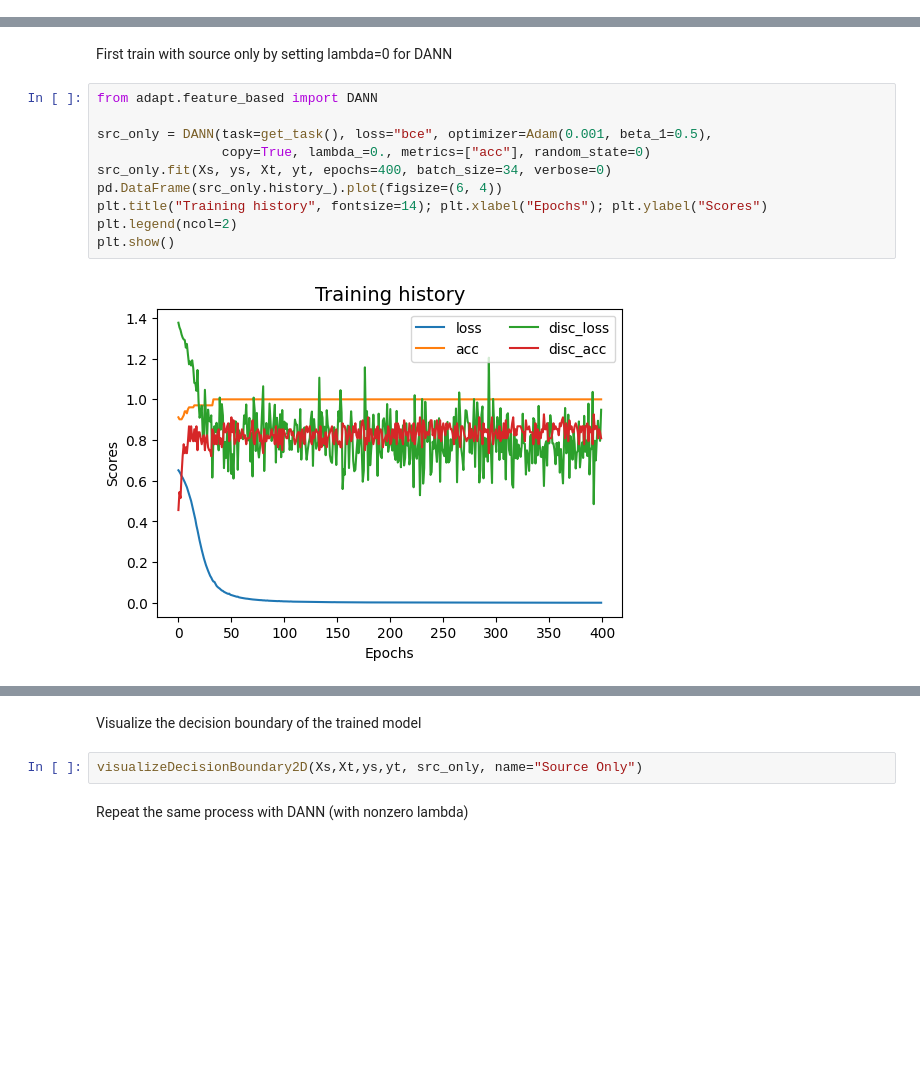
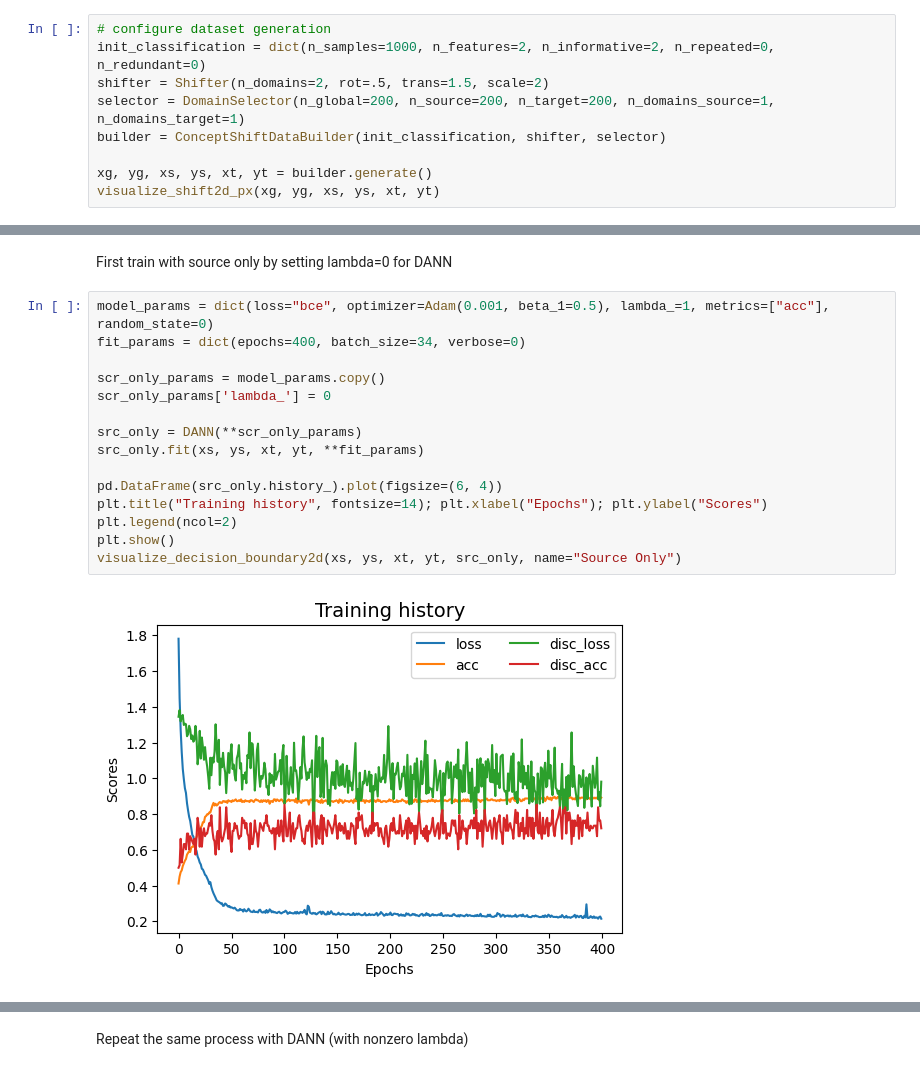
Before and after one commit to EWitting/global-domain-adapation, a Jupyter notebook: simpletestrun.ipynb, the cells around one changed output, grey strips where cells are left out. Saved outputs shown, nothing was run; the diff lists cells and outputs as text; blank space fills up the shorter version.

Commit message:
Refactor global, source, target ordering

```diff
--- a/simpletestrun.ipynb
+++ b/simpletestrun.ipynb
@@ -38,0 +17,9 @@ def get_task(activation="sigmoid", units=1) -> Model:
+# %%
+# configure dataset generation
+init_classification = dict(n_samples=1000, n_features=2, n_informative=2, n_repeated=0, n_redundant=0)
+shifter = Shifter(n_domains=2, rot=.5, trans=1.5, scale=2)
+selector = DomainSelector(n_global=200, n_source=200, n_target=200, n_domains_source=1, n_domains_target=1)
+builder = ConceptShiftDataBuilder(init_classification, shifter, selector)
+
+xg, yg, xs, ys, xt, yt = builder.generate()
+visualize_shift2d_px(xg, yg, xs, ys, xt, yt)
@@ -39,14 +28,19 @@ def get_task(activation="sigmoid", units=1) -> Model:
 # %% [markdown]
 First train with source only by setting lambda=0 for DANN
 # %%
-from adapt.feature_based import DANN
+model_params = dict(loss="bce", optimizer=Adam(0.001, beta_1=0.5), lambda_=1, metrics=["acc"], random_state=0)
+fit_params = dict(epochs=400, batch_size=34, verbose=0)
 
-src_only = DANN(task=get_task(), loss="bce", optimizer=Adam(0.001, beta_1=0.5),
-                copy=True, lambda_=0., metrics=["acc"], random_state=0)
-src_only.fit(Xs, ys, Xt, yt, epochs=400, batch_size=34, verbose=0)
+scr_only_params = model_params.copy()
+scr_only_params['lambda_'] = 0
+
+src_only = DANN(**scr_only_params)
+src_only.fit(xs, ys, xt, yt, **fit_params)
+
 pd.DataFrame(src_only.history_).plot(figsize=(6, 4))
 plt.title("Training history", fontsize=14); plt.xlabel("Epochs"); plt.ylabel("Scores")
 plt.legend(ncol=2)
 plt.show()
+visualize_decision_boundary2d(xs, ys, xt, yt, src_only, name="Source Only")
 # %% [output]
-[figure, old version]
+[figure, new version]
@@ -53,7 +50,3 @@ plt.show()
-# %% [markdown]
-Visualize the decision boundary of the trained model
-# %%
-visualizeDecisionBoundary2D(Xs,Xt,ys,yt, src_only, name="Source Only")
 # %% [markdown]
 Repeat the same process with DANN (with nonzero lambda)
 # %%
```
Also changed, not shown: parts of 9 cells of this notebook, 9 other files.
